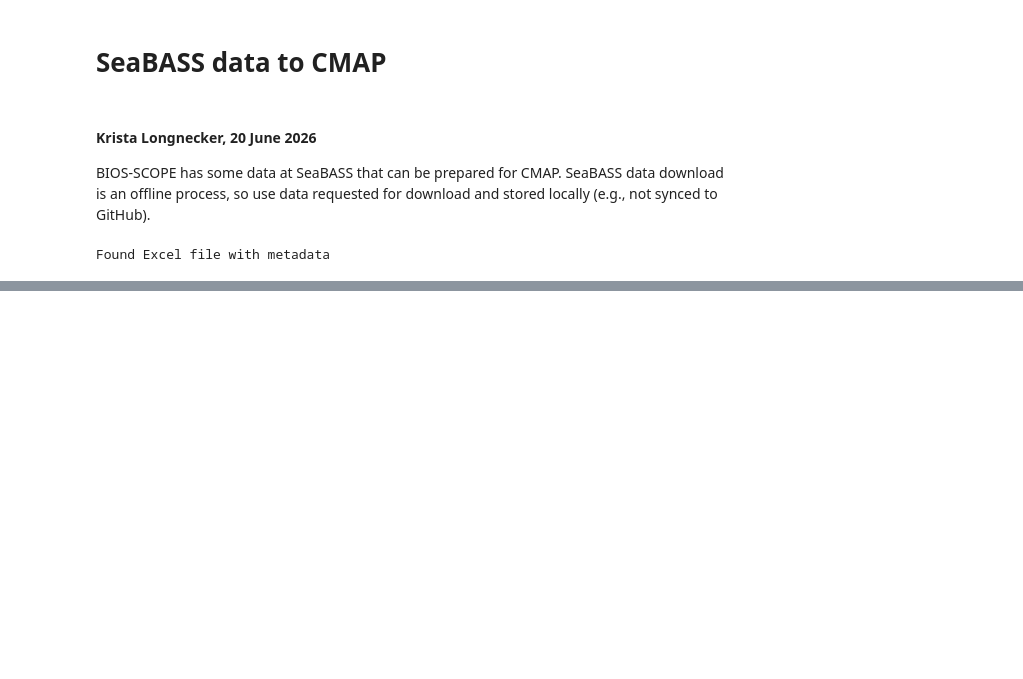
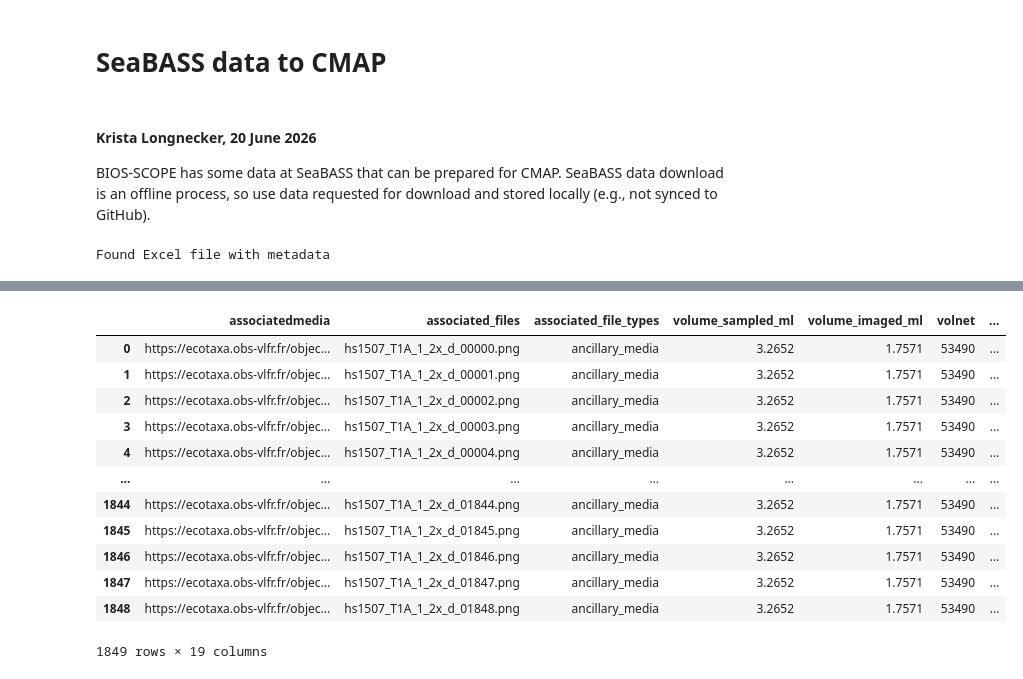
Before and after one commit to BIOS-SCOPE/BWrepos, a Jupyter notebook: convertSeaBASStoCMAP.ipynb, the cells around one changed output, grey strips where cells are left out. Drawn from its saved outputs; the diff is of its cells as text; code cells hidden in the pictures; blank space fills up the shorter version.

```diff
--- a/convertSeaBASStoCMAP.ipynb
+++ b/convertSeaBASStoCMAP.ipynb
@@ -514,0 +531,16 @@ df['sampleType'],df['cruise'] = findSampleType(one.filename)
+# %%
+df
+# %% [output]
+|  | associatedmedia | associated_files | associated_file_types | volume_sampled_ml | volume_imaged_ml | volnet | ... |
+| 0 | https://ecotaxa.obs-vlfr.fr/objec... | hs1507_T1A_1_2x_d_00000.png | ancillary_media | 3.2652 | 1.7571 | 53490 | ... |
+| 1 | https://ecotaxa.obs-vlfr.fr/objec... | hs1507_T1A_1_2x_d_00001.png | ancillary_media | 3.2652 | 1.7571 | 53490 | ... |
+| 2 | https://ecotaxa.obs-vlfr.fr/objec... | hs1507_T1A_1_2x_d_00002.png | ancillary_media | 3.2652 | 1.7571 | 53490 | ... |
+| 3 | https://ecotaxa.obs-vlfr.fr/objec... | hs1507_T1A_1_2x_d_00003.png | ancillary_media | 3.2652 | 1.7571 | 53490 | ... |
+| 4 | https://ecotaxa.obs-vlfr.fr/objec... | hs1507_T1A_1_2x_d_00004.png | ancillary_media | 3.2652 | 1.7571 | 53490 | ... |
+| ... | ... | ... | ... | ... | ... | ... | ... |
+| 1844 | https://ecotaxa.obs-vlfr.fr/objec... | hs1507_T1A_1_2x_d_01844.png | ancillary_media | 3.2652 | 1.7571 | 53490 | ... |
+| 1845 | https://ecotaxa.obs-vlfr.fr/objec... | hs1507_T1A_1_2x_d_01845.png | ancillary_media | 3.2652 | 1.7571 | 53490 | ... |
+| 1846 | https://ecotaxa.obs-vlfr.fr/objec... | hs1507_T1A_1_2x_d_01846.png | ancillary_media | 3.2652 | 1.7571 | 53490 | ... |
+| 1847 | https://ecotaxa.obs-vlfr.fr/objec... | hs1507_T1A_1_2x_d_01847.png | ancillary_media | 3.2652 | 1.7571 | 53490 | ... |
+| 1848 | https://ecotaxa.obs-vlfr.fr/objec... | hs1507_T1A_1_2x_d_01848.png | ancillary_media | 3.2652 | 1.7571 | 53490 | ... |
+1849 rows × 19 columns
```
Also changed, not shown: parts of 14 cells of this notebook, 5 other files.
